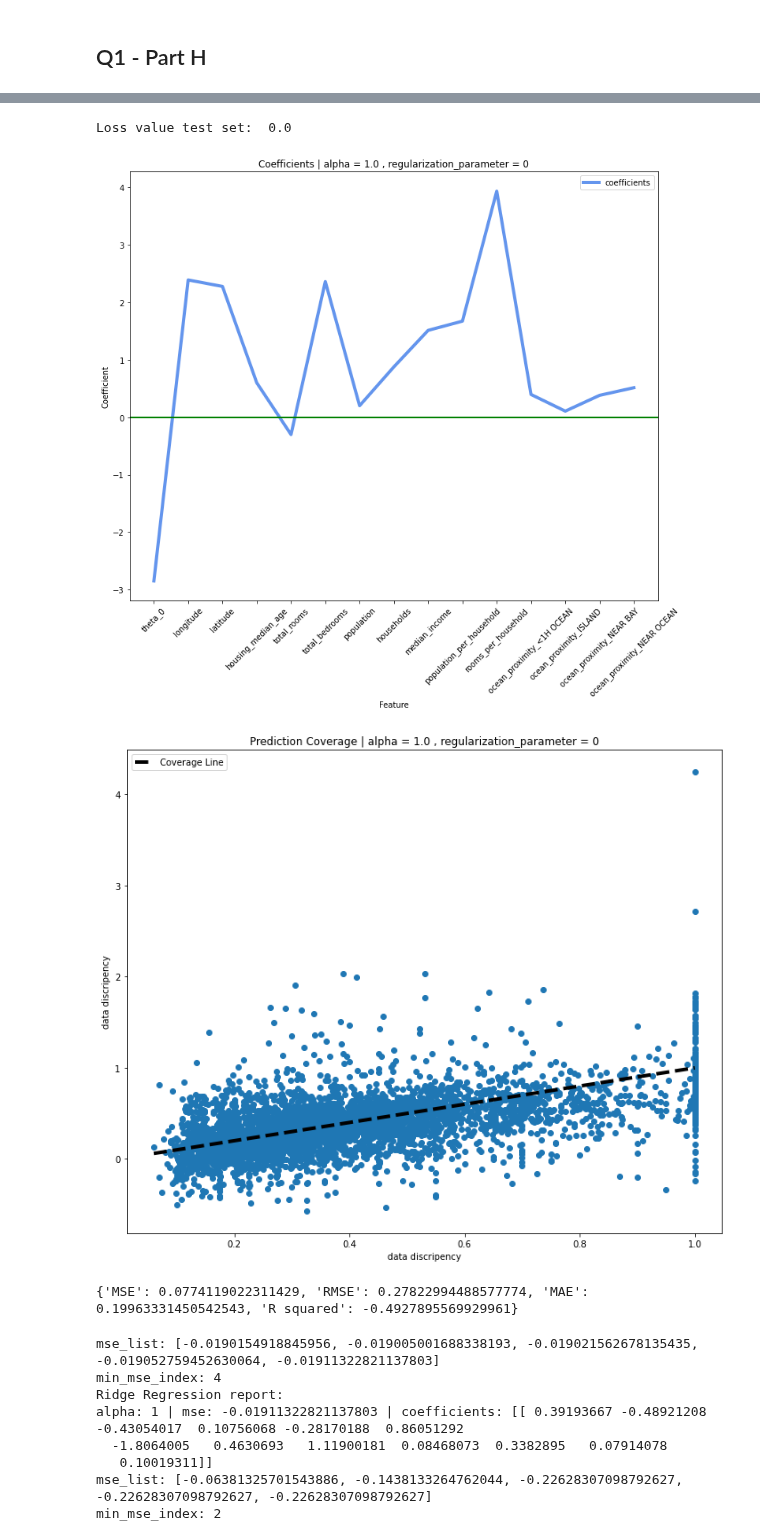
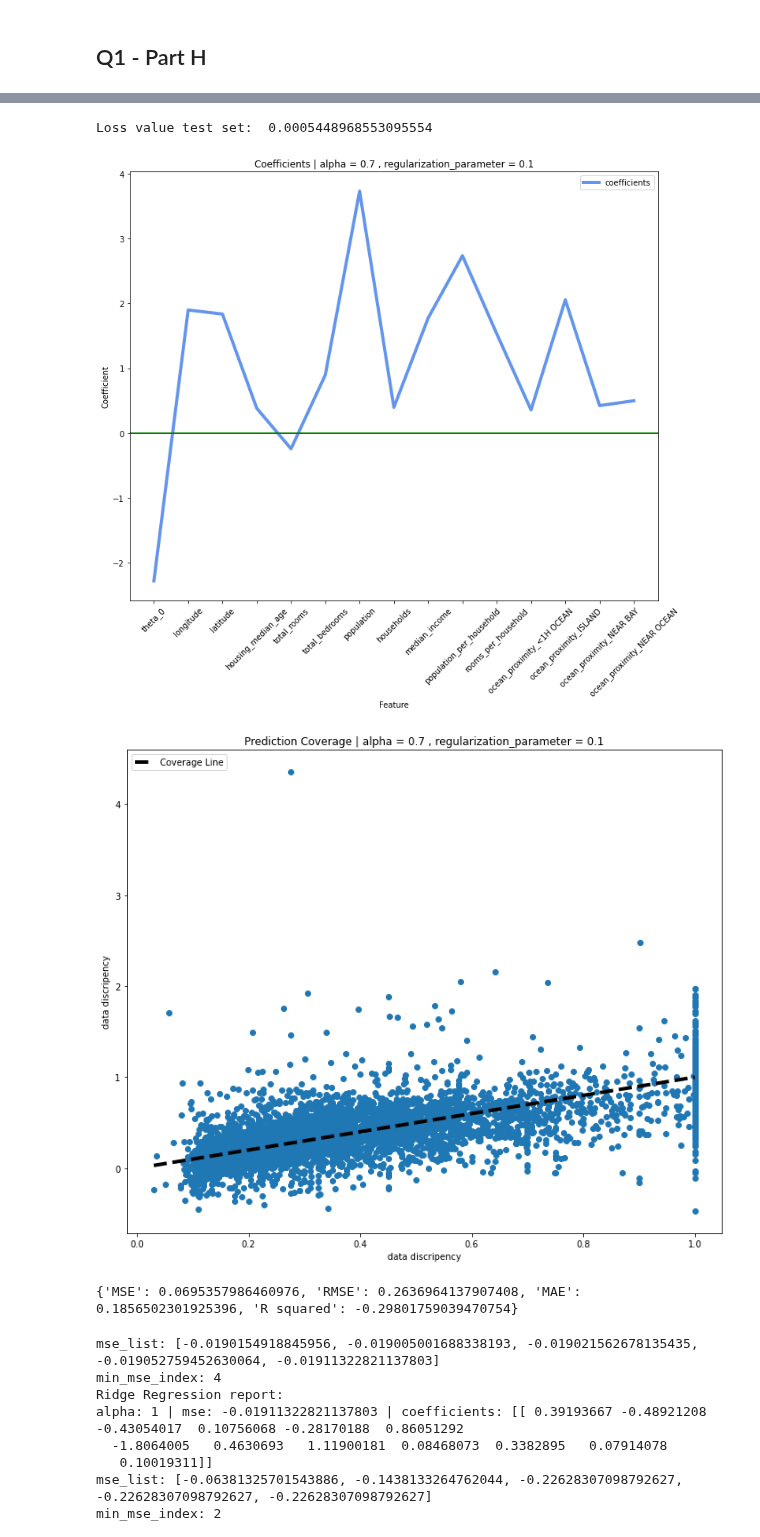
Before and after one commit to a-m-kyp/ML-HW, a Jupyter notebook: HW#2.ipynb, the cells around one changed output, grey strips where cells are left out. Cells and saved outputs as stored; diff of their text form; code cells hidden in the pictures.

```diff
--- a/HW#2.ipynb
+++ b/HW#2.ipynb
@@ -419,7 +418,7 @@ alpha_lambda_coeff_loss_mse_df = pd.DataFrame(columns=["alpha", "lambda", "coeff
 for alpha in alpha_list:
     for regul_param in lambda_list:
         random_theta = np.random.rand(x_train.shape[1])  # random values between 5 and 10
-        last_theta, theta_history, train_loss_history, validation_loss_history = fit_linear_regression(x_train, y_train, x_test, y_test, random_theta , alpha=alpha, regularization_parameter=regul_param)
+        last_theta, theta_history, train_loss_history, validation_loss_history = fit_linear_regression(x_train, y_train, x_validation, y_validation, random_theta , alpha=alpha, regularization_parameter=regul_param)
         plot_loss_train_validation(train_loss_history, validation_loss_history, alpha, regul_param)
         y_predict = linear_regression_predict(x_test, last_theta)
         mean_squared_error = calculate_mse(y_test, y_predict)
@@ -456,0 +456,3 @@ print(report_error_df)
+# %%
+best_params = {"alpha":alpha, "regul_param":regul_param, "theta":coeffs}
+best_params
@@ -515,5 +533,10 @@ y_train, y_test, y_validation
 # %%
-last_theta, _, train_loss_history, validation_loss_history = fit_linear_regression(x_train, y_train, x_validation, y_validation, np.random.rand(x_train.shape[1])* 10, alpha=alpha, regularization_parameter=regul_param)
+# extract alpha, regula_param and coeffs from best_params
+alpha = best_params["alpha"]
+regul_param = best_params["regul_param"]
+# coeffs = best_params["theta"]
+
+last_theta, _, train_loss_history, validation_loss_history = fit_linear_regression(x_train, y_train, x_validation, y_validation, np.random.rand(x_train.shape[1])* 5, alpha=alpha, regularization_parameter=regul_param)
 plot_loss_train_validation(train_loss_history, validation_loss_history, alpha, regul_param)
 
 y_predict = linear_regression_predict(x_test, last_theta)
@@ -532,7 +555,7 @@ iteration:  159 alpha:  1.0 regularization_parameter:  0 Validation loss:  0.034
-Loss value test set:  0.0
+Loss value test set:  0.0005448968553095554
-[figure, old version]
+[figure, new version]
-[figure, old version]
+[figure, new version]
-{'MSE': 0.0774119022311429, 'RMSE': 0.27822994488577774, 'MAE': 0.19963331450542543, 'R squared': -0.4927895569929961}
+{'MSE': 0.0695357986460976, 'RMSE': 0.2636964137907408, 'MAE': 0.1856502301925396, 'R squared': -0.29801759039470754}
 # %%
 from sklearn.linear_model import LinearRegression, Ridge, Lasso, ElasticNet
 from sklearn.model_selection import cross_val_score
```
Also changed, not shown: parts of 8 cells of this notebook.
